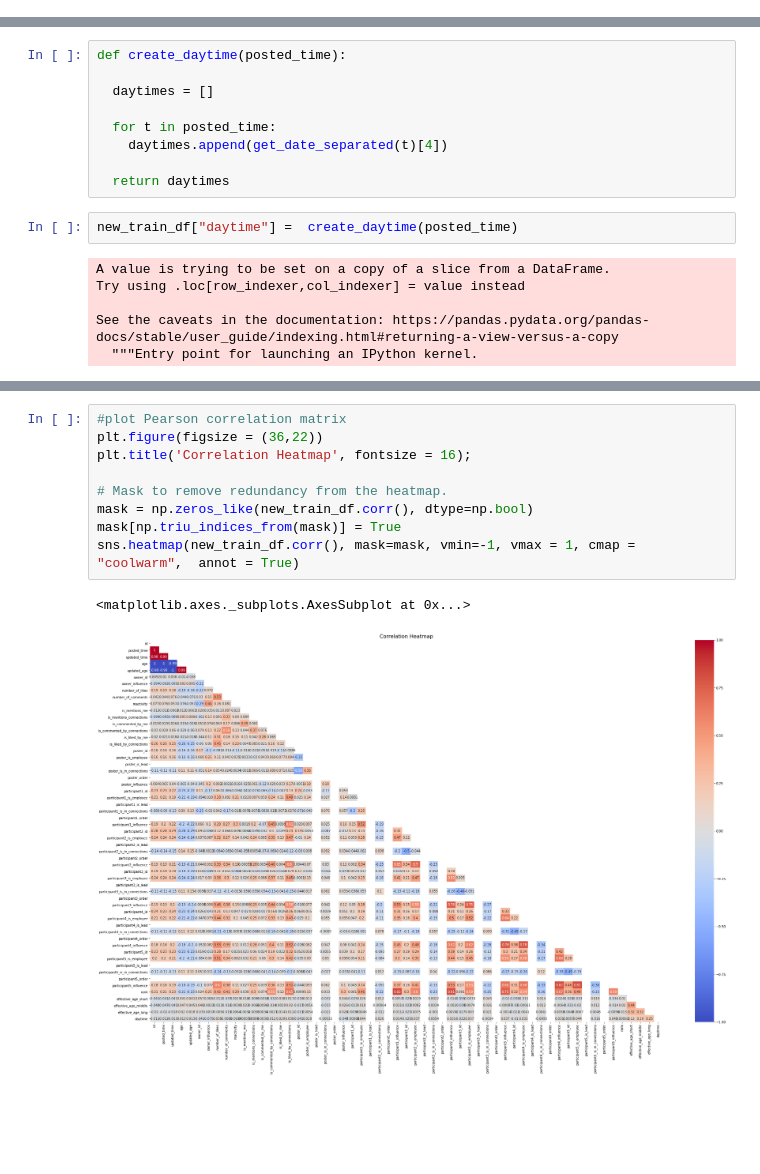
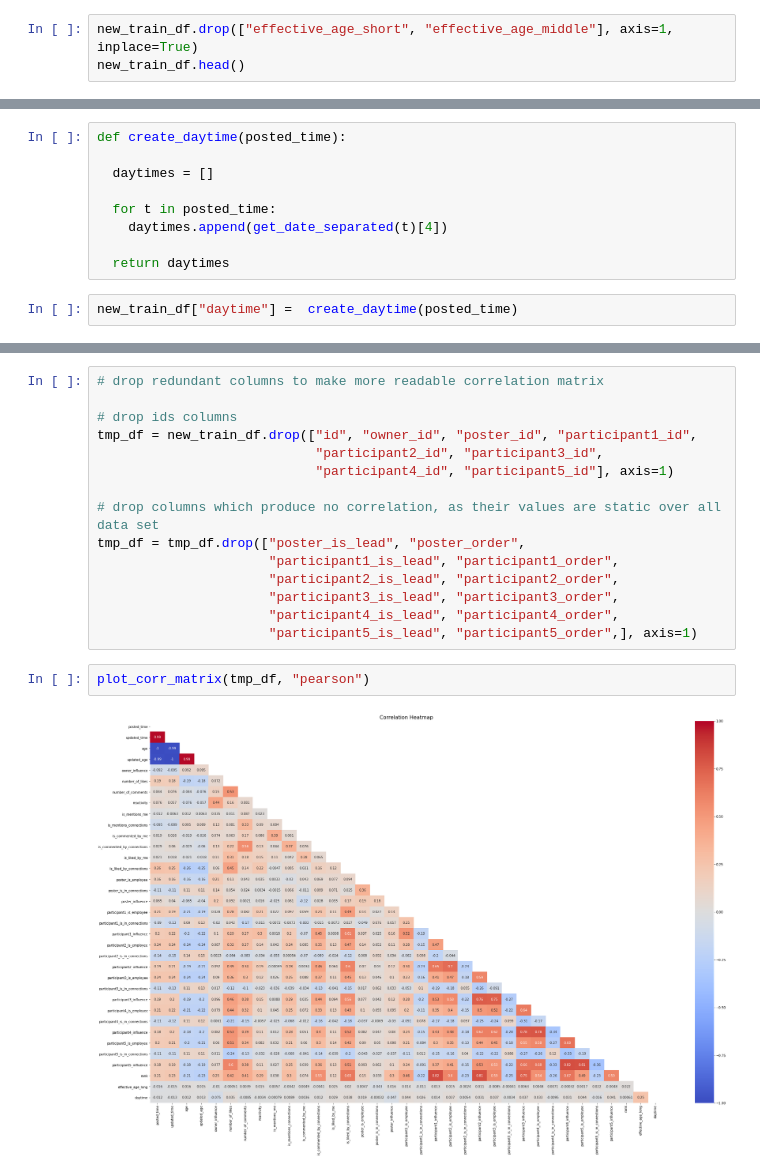
Before and after one commit to pnedonosko/eXo_recommendation_system, a Jupyter notebook: production/eXo_EDA_production.ipynb, the cells around one changed output, grey strips where cells are left out. Cells and saved outputs as stored; diff of their text form; blank space fills up the shorter version.

```diff
--- a/production/eXo_EDA_production.ipynb
+++ b/production/eXo_EDA_production.ipynb
@@ -585,3 +580,6 @@ After testing each of these 3 synthetic features, I've got such results:
 
 
 As long interval shows better accuracy and correlations, it was decided to use it.
+# %%
+new_train_df.drop(["effective_age_short", "effective_age_middle"], axis=1, inplace=True)
+new_train_df.head()
@@ -631,12 +634,6 @@ def create_daytime(posted_time):
   return daytimes
 # %%
 new_train_df["daytime"] =  create_daytime(posted_time)
-# %% [output]
-A value is trying to be set on a copy of a slice from a DataFrame.
-Try using .loc[row_indexer,col_indexer] = value instead
-
-See the caveats in the documentation: https://pandas.pydata.org/pandas-docs/stable/user_guide/indexing.html#returning-a-view-versus-a-copy
-  """Entry point for launching an IPython kernel.
 # %%
 new_train_df.head()
 # %% [output]
@@ -646,15 +643,22 @@ new_train_df.head()
 | 53 | 175714 | 1.514900e+09 | 1.514910e+09 | 6.230383e+07 | 6.230069e+07 | other | 13853 | space | ... |
 | 54 | 175728 | 1.514910e+09 | 1.519330e+09 | 6.229707e+07 | 5.787155e+07 | forum | 111913 | space | ... |
 | 55 | 175779 | 1.514980e+09 | 1.515490e+09 | 6.222975e+07 | 6.171553e+07 | other | 27310 | space | ... |
-# %%
-#plot Pearson correlation matrix
-plt.figure(figsize = (36,22))
-plt.title('Correlation Heatmap', fontsize = 16);
-
-# Mask to remove redundancy from the heatmap.
-mask = np.zeros_like(new_train_df.corr(), dtype=np.bool)
-mask[np.triu_indices_from(mask)] = True
-sns.heatmap(new_train_df.corr(), mask=mask, vmin=-1, vmax = 1, cmap = "coolwarm",  annot = True)
-# %% [output]
-<matplotlib.axes._subplots.AxesSubplot at 0x...>
-[figure, removed]
+# %%
+# drop redundant columns to make more readable correlation matrix
+
+# drop ids columns
+tmp_df = new_train_df.drop(["id", "owner_id", "poster_id", "participant1_id",
+                            "participant2_id", "participant3_id",
+                            "participant4_id", "participant5_id"], axis=1)
+
+# drop columns which produce no correlation, as their values are static over all data set
+tmp_df = tmp_df.drop(["poster_is_lead", "poster_order",
+                      "participant1_is_lead", "participant1_order",
+                      "participant2_is_lead", "participant2_order",
+                      "participant3_is_lead", "participant3_order",
+                      "participant4_is_lead", "participant4_order",
+                      "participant5_is_lead", "participant5_order",], axis=1)
+# %%
+plot_corr_matrix(tmp_df, "pearson")
+# %% [output]
+[figure, added]
```
Also changed, not shown: parts of 29 cells of this notebook.
